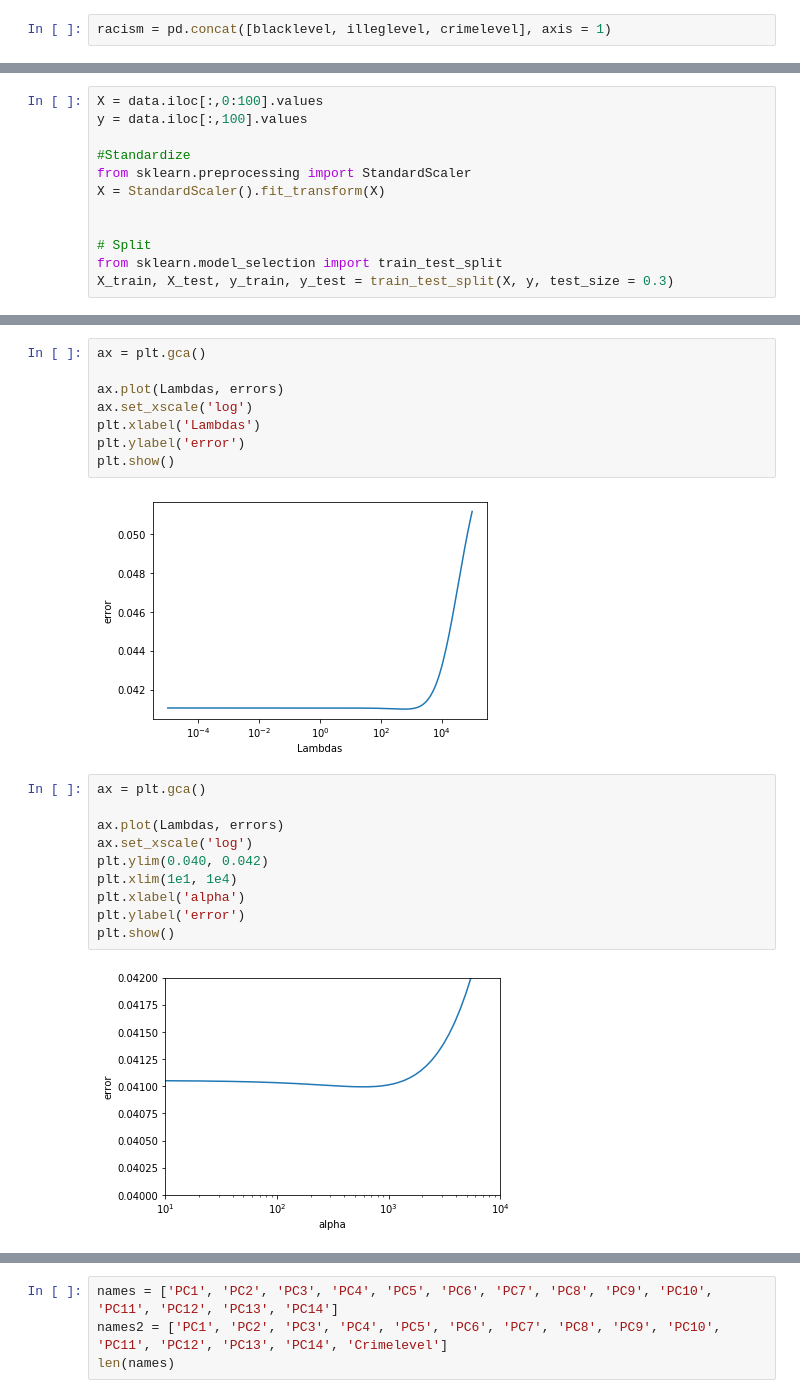
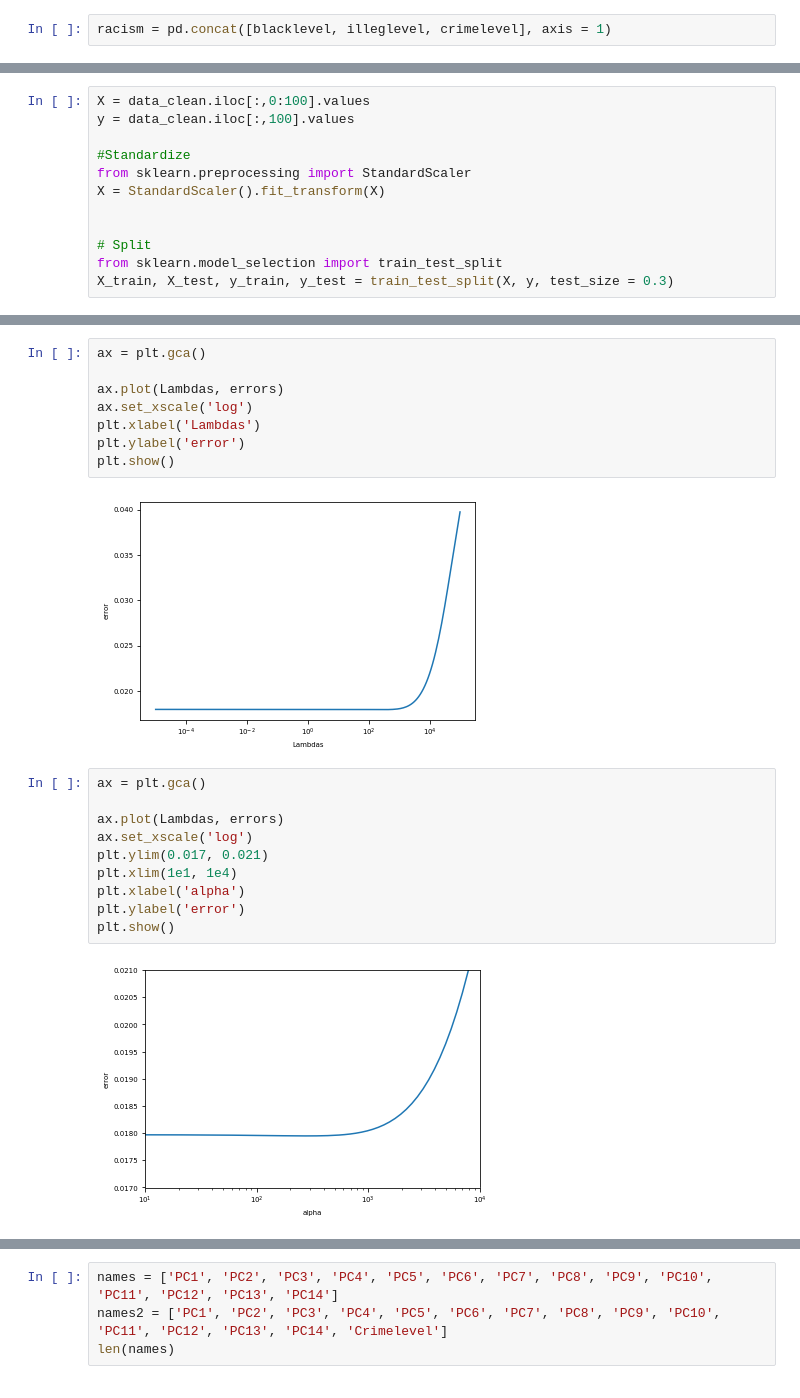
Before and after one commit to LpineA/data_analysis_project_communities, a Jupyter notebook: Julien.ipynb, the cells around one changed output, grey strips where cells are left out. Drawn from its saved outputs; the diff is of its cells as text.

```diff
--- a/Julien.ipynb
+++ b/Julien.ipynb
@@ -273,6 +350,6 @@ data.head()
 # %%
-X = data.iloc[:,0:100].values
-y = data.iloc[:,100].values
+X = data_clean.iloc[:,0:100].values
+y = data_clean.iloc[:,100].values
 
 #Standardize
 from sklearn.preprocessing import StandardScaler
@@ -367,19 +440,19 @@ plt.xlabel('Lambdas')
 plt.ylabel('error')
 plt.show()
 # %% [output]
-[figure, old version]
+[figure, new version]
 # %%
 ax = plt.gca()
 
 ax.plot(Lambdas, errors)
 ax.set_xscale('log')
-plt.ylim(0.040, 0.042)
+plt.ylim(0.017, 0.021)
 plt.xlim(1e1, 1e4)
 plt.xlabel('alpha')
 plt.ylabel('error')
 plt.show()
 # %% [output]
-[figure, old version]
+[figure, new version]
 # %%
 kf = KFold(n_splits=5, shuffle=True, random_state=seed)
 
```
Also changed, not shown: parts of 36 cells of this notebook, 1 other file.
